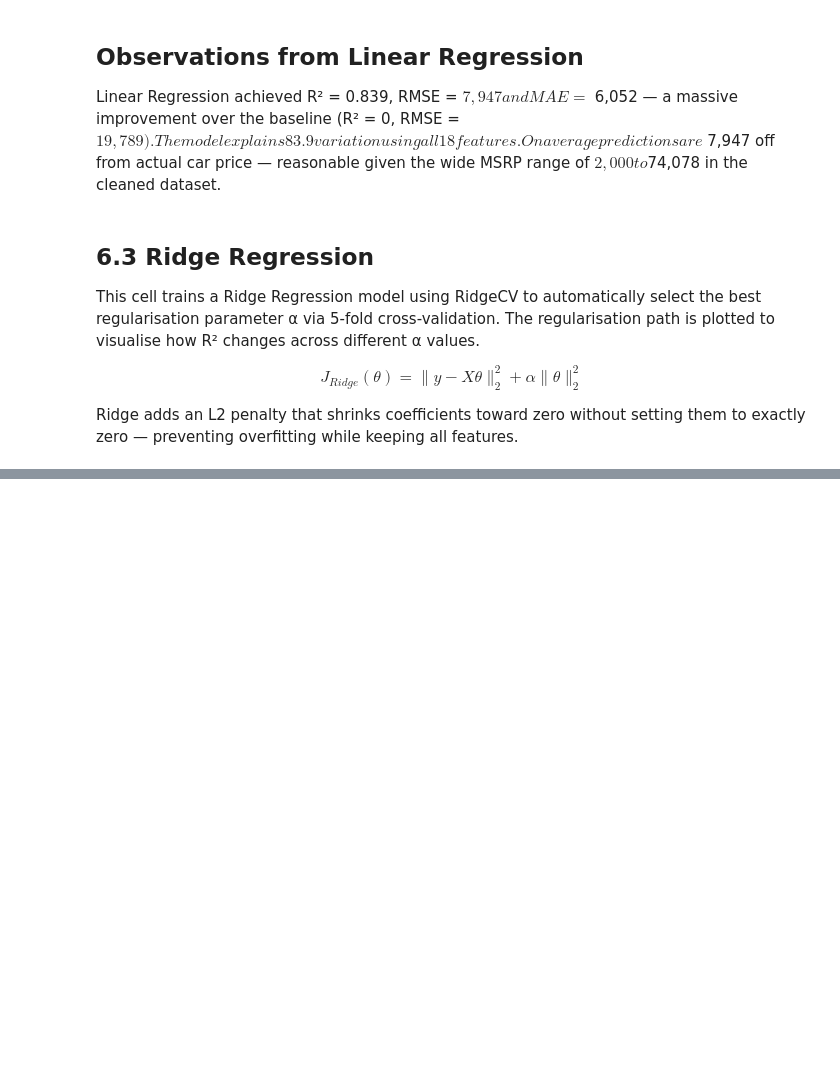
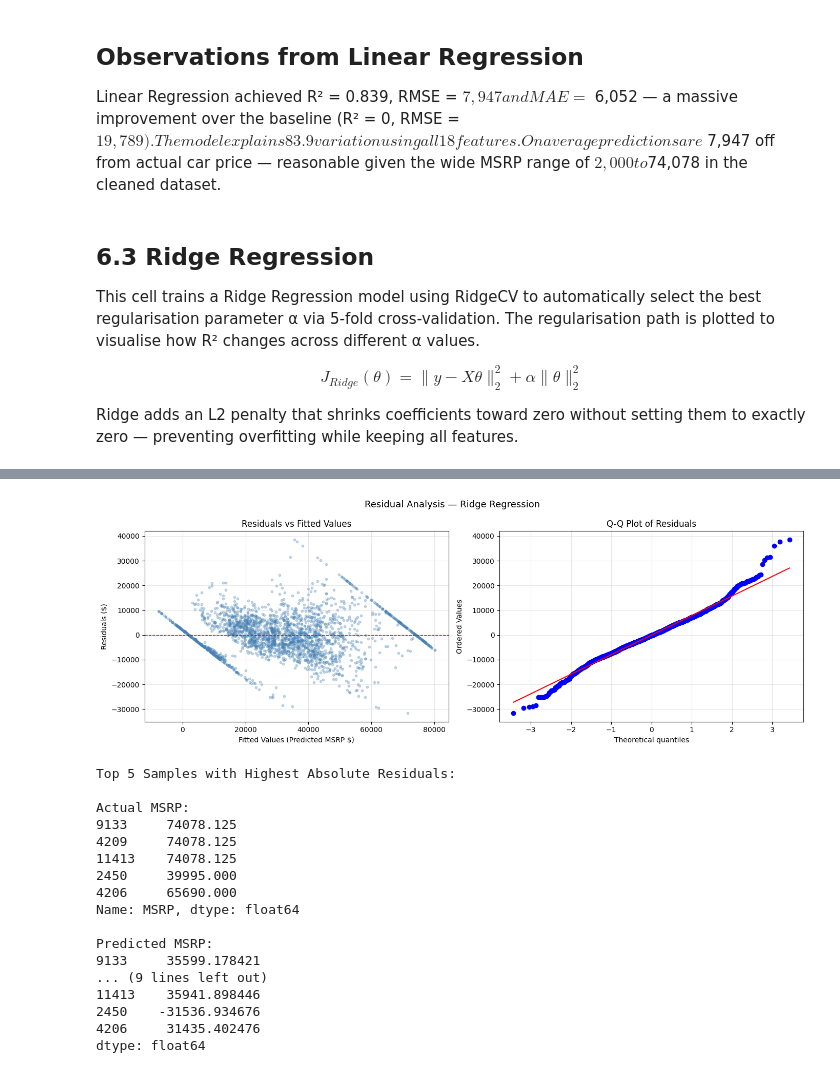
Before and after one commit to husnainalix77/automotive-price-predictor, a Jupyter notebook: notebook/automotice-price-analysis.ipynb, the cells around one changed output, grey strips where cells are left out. Cells and saved outputs as stored; diff of their text form; code cells hidden in the pictures; blank space fills up the shorter version.

Commit message:
Phase 6: Regression Modelling

```diff
--- a/notebook/automotice-price-analysis.ipynb
+++ b/notebook/automotice-price-analysis.ipynb
@@ -1721,0 +1743,58 @@ value just before performance begins to deteriorate.
+# %%
+from scipy import stats
+
+# Calculate residuals for best model (Ridge)
+residuals = yr_test - ridge_pred
+
+# Plot 1 — Residuals vs Fitted Values
+fig, axes = plt.subplots(1, 2, figsize=(14, 5))
+
+axes[0].scatter(ridge_pred, residuals, alpha=0.3, s=10, color='steelblue')
+axes[0].axhline(y=0, color='red', linestyle='--', linewidth=1)
+axes[0].set_xlabel('Fitted Values (Predicted MSRP $)')
+axes[0].set_ylabel('Residuals ($)')
+axes[0].set_title('Residuals vs Fitted Values')
+axes[0].grid(True, alpha=0.3)
+
+# Plot 2 — Q-Q Plot
+stats.probplot(residuals, dist="norm", plot=axes[1])
+axes[1].set_title('Q-Q Plot of Residuals')
+axes[1].grid(True, alpha=0.3)
+
+plt.suptitle('Residual Analysis — Ridge Regression', fontsize=13)
+plt.tight_layout()
+plt.show()
+
+# Calculate residuals
+residuals = yr_test.values - ridge_pred
+
+# Top 5 highest residual samples
+residuals_series = pd.Series(residuals, index=yr_test.index)
+top5_idx = residuals_series.abs().nlargest(5).index
+
+print("Top 5 Samples with Highest Absolute Residuals:")
+print("\nActual MSRP:")
+print(yr_test.loc[top5_idx])
+print("\nPredicted MSRP:")
+print(pd.Series(ridge_pred, index=yr_test.index).loc[top5_idx])
+print("\nResidual (Actual - Predicted):")
+print(residuals_series.loc[top5_idx])
+# %% [output]
+[figure, added]
+Top 5 Samples with Highest Absolute Residuals:
+
+Actual MSRP:
+9133     74078.125
+4209     74078.125
+11413    74078.125
+2450     39995.000
+4206     65690.000
+Name: MSRP, dtype: float64
+
+Predicted MSRP:
+9133     35599.178421
+... (9 lines left out)
+11413    35941.898446
+2450    -31536.934676
+4206     31435.402476
+dtype: float64
```
Also changed, not shown: parts of 13 cells of this notebook, 1 other file.
